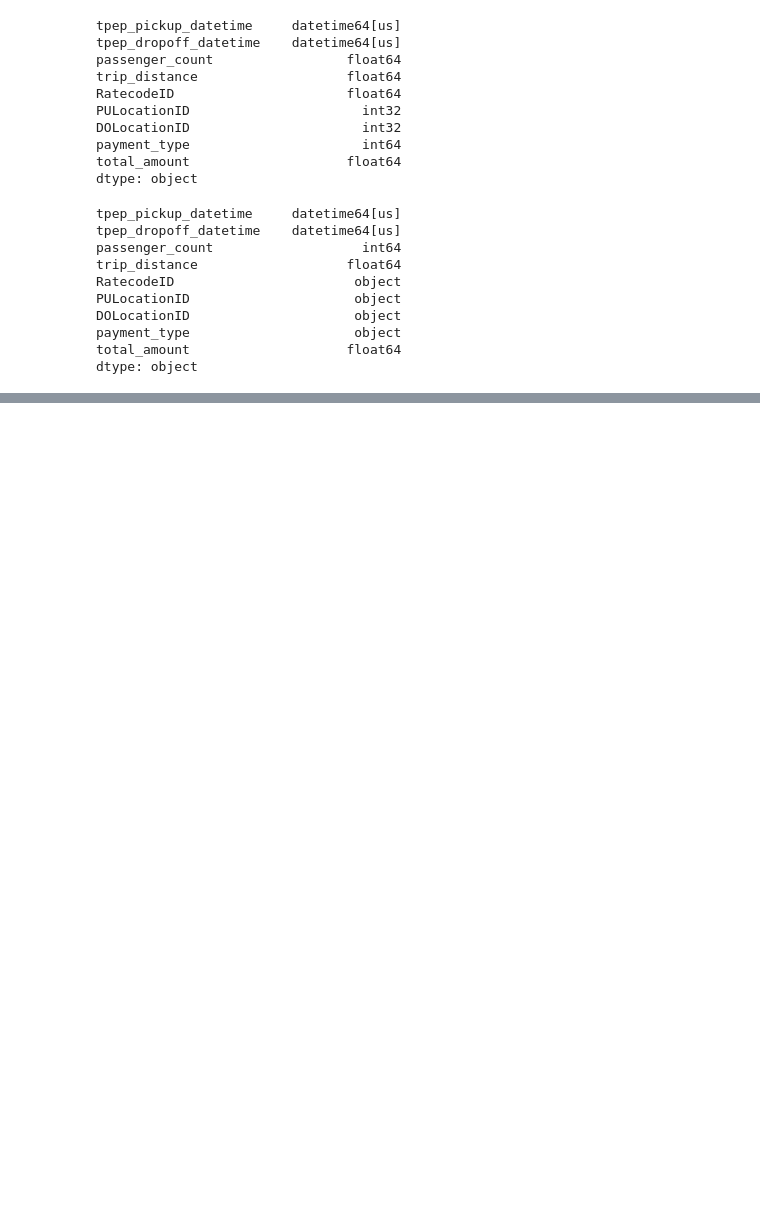
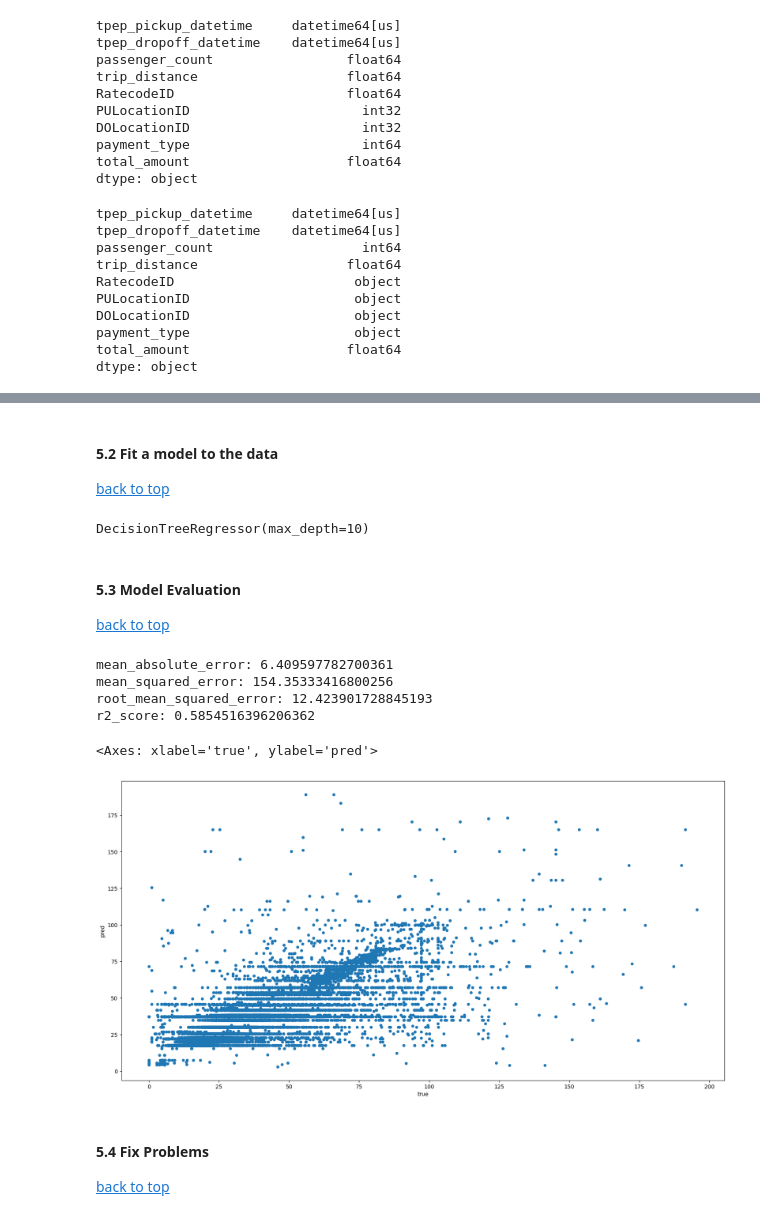
Before and after one commit to SurajK-14/YellowTaxi-Analysis, a Jupyter notebook: Main.ipynb, the cells around one changed output, grey strips where cells are left out. Saved outputs shown, nothing was run; the diff lists cells and outputs as text; code cells hidden in the pictures; blank space fills up the shorter version.

```diff
--- a/Main.ipynb
+++ b/Main.ipynb
@@ -346,0 +429,4 @@ array([[<Axes: title={'center': 'tpep_pickup_datetime'}>,
+# %%
+categorical_features_benchmark = ['PULocationID', 'transaction_month', 'transaction_day', 'transaction_hour']
+input_features_benchmark = categorical_features_benchmark + ['trip_distance']
+target_feature_benchmark = 'total_amount'
@@ -346,0 +454,53 @@ array([[<Axes: title={'center': 'tpep_pickup_datetime'}>,
+# %%
+from sklearn.model_selection import train_test_split
+
+x_bench = baseline_model_data[input_features_benchmark]
+y_bench = baseline_model_data[target_feature_benchmark]
+
+#one-hot encode
+x_bench = pd.get_dummies(x_bench)
+
+x_train_bench, x_test_bench, y_train_bench, y_test_bench = train_test_split(x_bench, y_bench, test_size=0.33, random_state=42)
+# %% [markdown]
+#### 5.2 Fit a model to the data <a id=section5.2> </a>
+[back to top](#table-of-contents)
+# %%
+from sklearn.tree import DecisionTreeRegressor
+
+tree = DecisionTreeRegressor(max_depth=10) #max_depth is a hyperparameter that sets the maximum depth of the tree
+tree.fit(x_train_bench, y_train_bench)
+# %% [output]
+DecisionTreeRegressor(max_depth=10)
+# %% [markdown]
+#### 5.3 Model Evaluation <a id=section5.3> </a>
+[back to top](#table-of-contents)
+# %%
+model_at_hand = tree
+
+y_pred_bench = model_at_hand.predict(x_test_bench)
+
+from sklearn.metrics import mean_absolute_error
+from sklearn.metrics import mean_squared_error
+from sklearn.metrics import r2_score
+from math import sqrt
+
+print ('mean_absolute_error:', mean_absolute_error(y_test_bench, y_pred_bench))
+print ('mean_squared_error:', mean_squared_error(y_test_bench, y_pred_bench))
+print ('root_mean_squared_error:', sqrt(mean_squared_error(y_test_bench, y_pred_bench)))
+print ('r2_score:', r2_score(y_test_bench, y_pred_bench))
+# %% [output]
+mean_absolute_error: 6.409597782700361
+mean_squared_error: 154.35333416800256
+root_mean_squared_error: 12.423901728845193
+r2_score: 0.5854516396206362
+# %%
+data = {'true': y_test_bench, 'pred': y_pred_bench}
+results = pd.DataFrame(data)
+
+results.plot(kind='scatter', x='true', y='pred', figsize=(20,10))
+# %% [output]
+<Axes: xlabel='true', ylabel='pred'>
+[figure, added]
+# %% [markdown]
+#### 5.4 Fix Problems <a id=section5.4> </a>
+[back to top](#table-of-contents)
```
Also changed, not shown: parts of 56 cells of this notebook.
